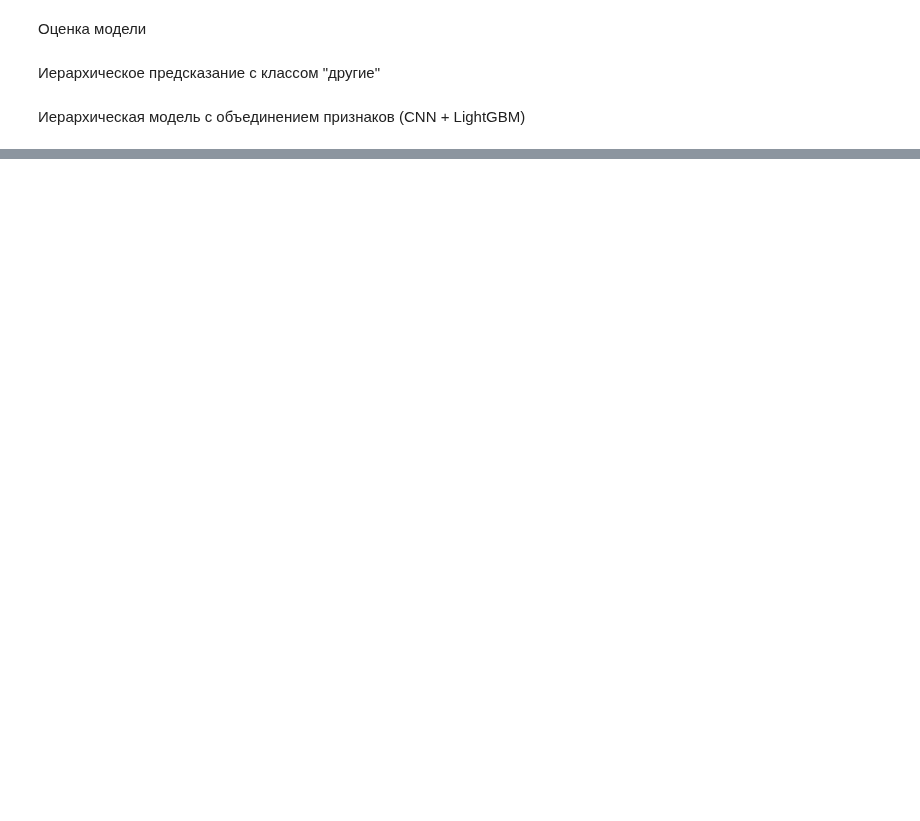
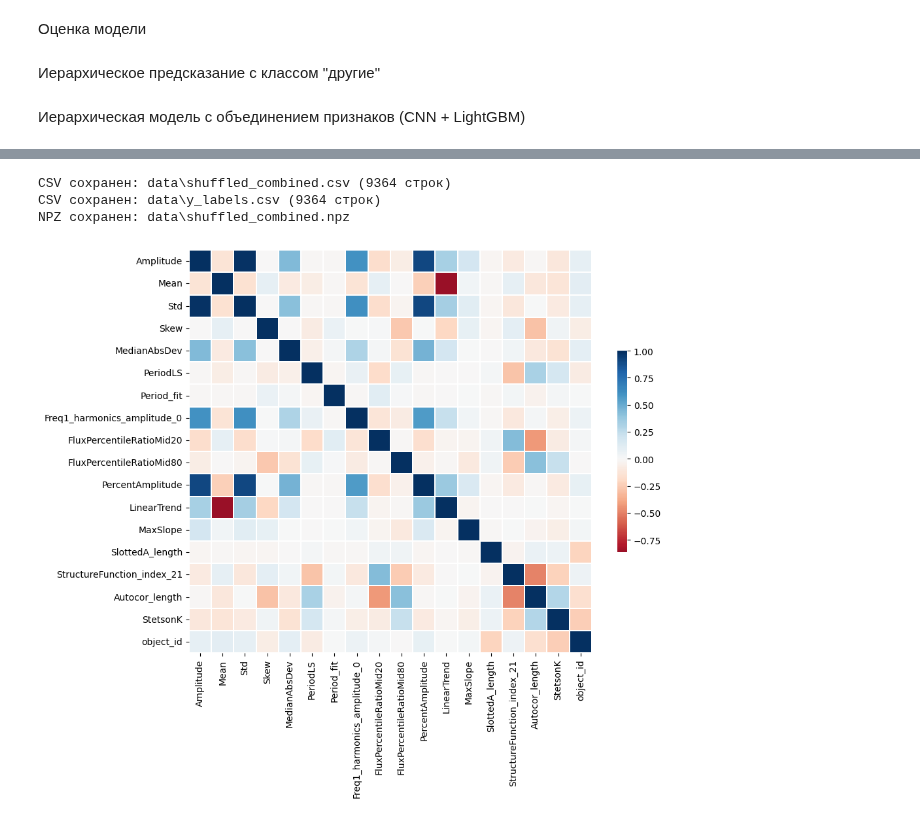
Before and after one commit to zLPrime/astro-guard, a Jupyter notebook: classificaton_varstars.ipynb, the cells around one changed output, grey strips where cells are left out. Cells and saved outputs as stored; diff of their text form; code cells hidden in the pictures; blank space fills up the shorter version.

```diff
--- a/classificaton_varstars.ipynb
+++ b/classificaton_varstars.ipynb
@@ -962,3 +1385,30 @@ cnn_arrays =
+# %%
+# Сохраним полученные объединенные признаки и целевые переменные
+combined_features_df.to_csv('data\\shuffled_combined.csv', index=False)
+print(f"CSV сохранен: data\\shuffled_combined.csv ({len(combined_features_df)} строк)")
+
+y_labels.to_csv('data\\y_labels.csv', index=False)
+print(f"CSV сохранен: data\\y_labels.csv ({len(y_labels)} строк)")
+
+# Сохранение перемешанных NPZ
+np.savez(
+    'data\\shuffled_combined.npz',
+    X=X_ts_combined,
+    ids=ids_ts_combined
+)
+print("NPZ сохранен: data\\shuffled_combined.npz")
+# %% [output]
+CSV сохранен: data\shuffled_combined.csv (9364 строк)
+CSV сохранен: data\y_labels.csv (9364 строк)
+NPZ сохранен: data\shuffled_combined.npz
+# %%
+# Подготовка данных для модели
+features_df = pd.read_csv('data\\shuffled_combined.csv')
+y_labels = pd.read_csv('data\\y_labels.csv')
+
+cnn_arrays = np.load('data\\shuffled_combined.npz')
+X_ts = cnn_arrays['X']
+ids_ts = cnn_arrays['ids']
 # %%
 # Подготовка данных для модели
 # Для FATS-фичей
@@ -972,0 +1417,13 @@ X_ts = np.array([
+# %%
+import seaborn as sns
+corr = features_df.corr()
+
+
+# Set up the matplotlib figure
+fig, ax = plt.subplots(figsize=(10, 8))
+
+# Draw the heatmap with the mask and correct aspect ratio
+corr_plot = sns.heatmap(corr, cmap='RdBu', center=0,
+                square=True, linewidths=.2, cbar_kws={"shrink": .5})
+# %% [output]
+[figure, added]
```
Also changed, not shown: parts of 71 cells of this notebook, 1 other file.
